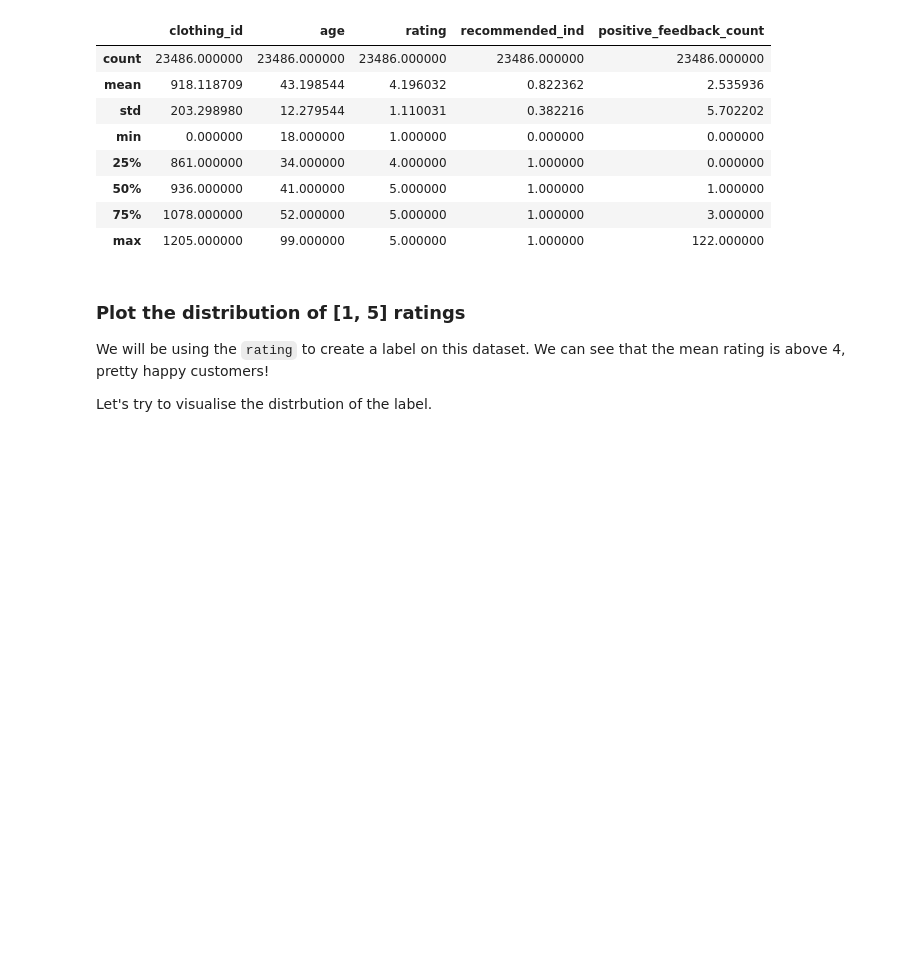
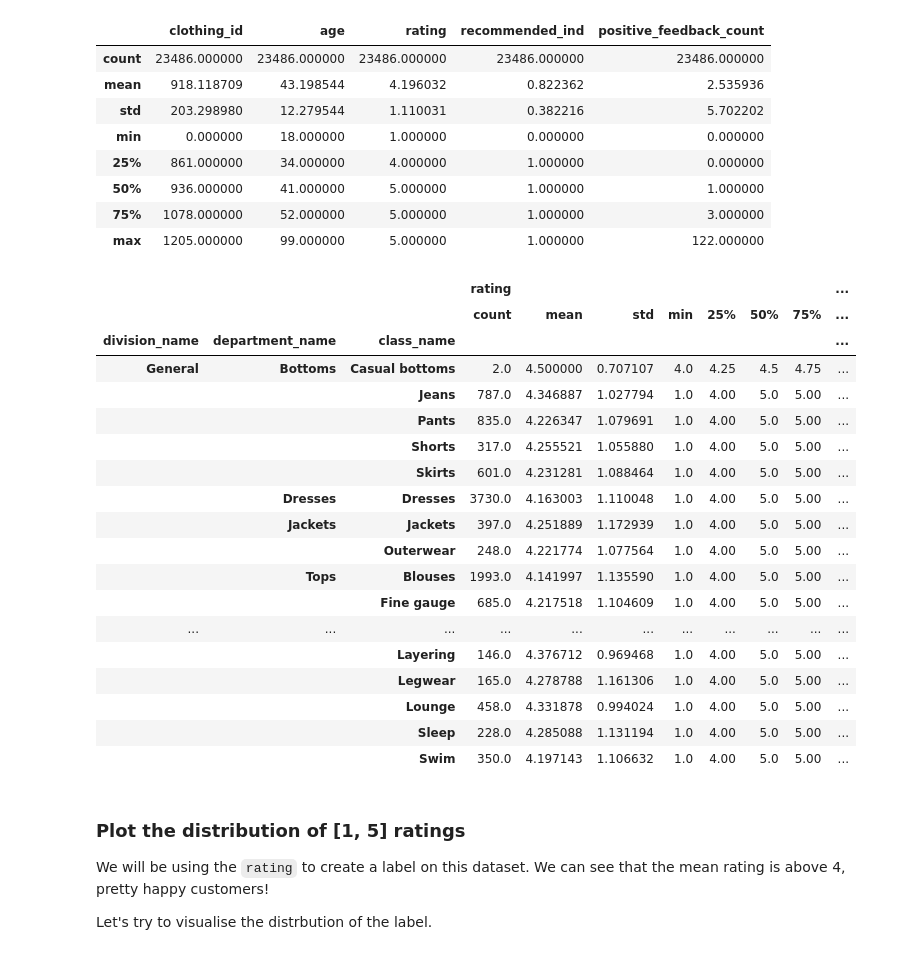
Before and after one commit to MarkAWard/full-stack-ml-metaflow-corise-week-1, a Jupyter notebook: project/submission.ipynb, the cells around one changed output. Saved outputs shown, nothing was run; the diff lists cells and outputs as text; code cells hidden in the pictures; blank space fills up the shorter version.

```diff
--- a/project/submission.ipynb
+++ b/project/submission.ipynb
@@ -98,6 +107,28 @@ df.describe()
 | 50% | 936.000000 | 41.000000 | 5.000000 | 1.000000 | 1.000000 |
 | 75% | 1078.000000 | 52.000000 | 5.000000 | 1.000000 | 3.000000 |
 | max | 1205.000000 | 99.000000 | 5.000000 | 1.000000 | 122.000000 |
+# %%
+df.groupby(["division_name", "department_name", "class_name"])[["rating", "recommended_ind"]].describe()
+# %% [output]
+|  |  |  | rating |  |  |  |  |  |  | ... |
+|  |  |  | count | mean | std | min | 25% | 50% | 75% | ... |
+| division_name | department_name | class_name |  |  |  |  |  |  |  | ... |
+| General | Bottoms | Casual bottoms | 2.0 | 4.500000 | 0.707107 | 4.0 | 4.25 | 4.5 | 4.75 | ... |
+|  |  | Jeans | 787.0 | 4.346887 | 1.027794 | 1.0 | 4.00 | 5.0 | 5.00 | ... |
+|  |  | Pants | 835.0 | 4.226347 | 1.079691 | 1.0 | 4.00 | 5.0 | 5.00 | ... |
+|  |  | Shorts | 317.0 | 4.255521 | 1.055880 | 1.0 | 4.00 | 5.0 | 5.00 | ... |
+|  |  | Skirts | 601.0 | 4.231281 | 1.088464 | 1.0 | 4.00 | 5.0 | 5.00 | ... |
+|  | Dresses | Dresses | 3730.0 | 4.163003 | 1.110048 | 1.0 | 4.00 | 5.0 | 5.00 | ... |
+|  | Jackets | Jackets | 397.0 | 4.251889 | 1.172939 | 1.0 | 4.00 | 5.0 | 5.00 | ... |
+|  |  | Outerwear | 248.0 | 4.221774 | 1.077564 | 1.0 | 4.00 | 5.0 | 5.00 | ... |
+|  | Tops | Blouses | 1993.0 | 4.141997 | 1.135590 | 1.0 | 4.00 | 5.0 | 5.00 | ... |
+|  |  | Fine gauge | 685.0 | 4.217518 | 1.104609 | 1.0 | 4.00 | 5.0 | 5.00 | ... |
+| ... | ... | ... | ... | ... | ... | ... | ... | ... | ... | ... |
+|  |  | Layering | 146.0 | 4.376712 | 0.969468 | 1.0 | 4.00 | 5.0 | 5.00 | ... |
+|  |  | Legwear | 165.0 | 4.278788 | 1.161306 | 1.0 | 4.00 | 5.0 | 5.00 | ... |
+|  |  | Lounge | 458.0 | 4.331878 | 0.994024 | 1.0 | 4.00 | 5.0 | 5.00 | ... |
+|  |  | Sleep | 228.0 | 4.285088 | 1.131194 | 1.0 | 4.00 | 5.0 | 5.00 | ... |
+|  |  | Swim | 350.0 | 4.197143 | 1.106632 | 1.0 | 4.00 | 5.0 | 5.00 | ... |
 # %% [markdown]
 ### Plot the distribution of [1, 5] ratings
 
```
Also changed, not shown: parts of 3 cells of this notebook.
